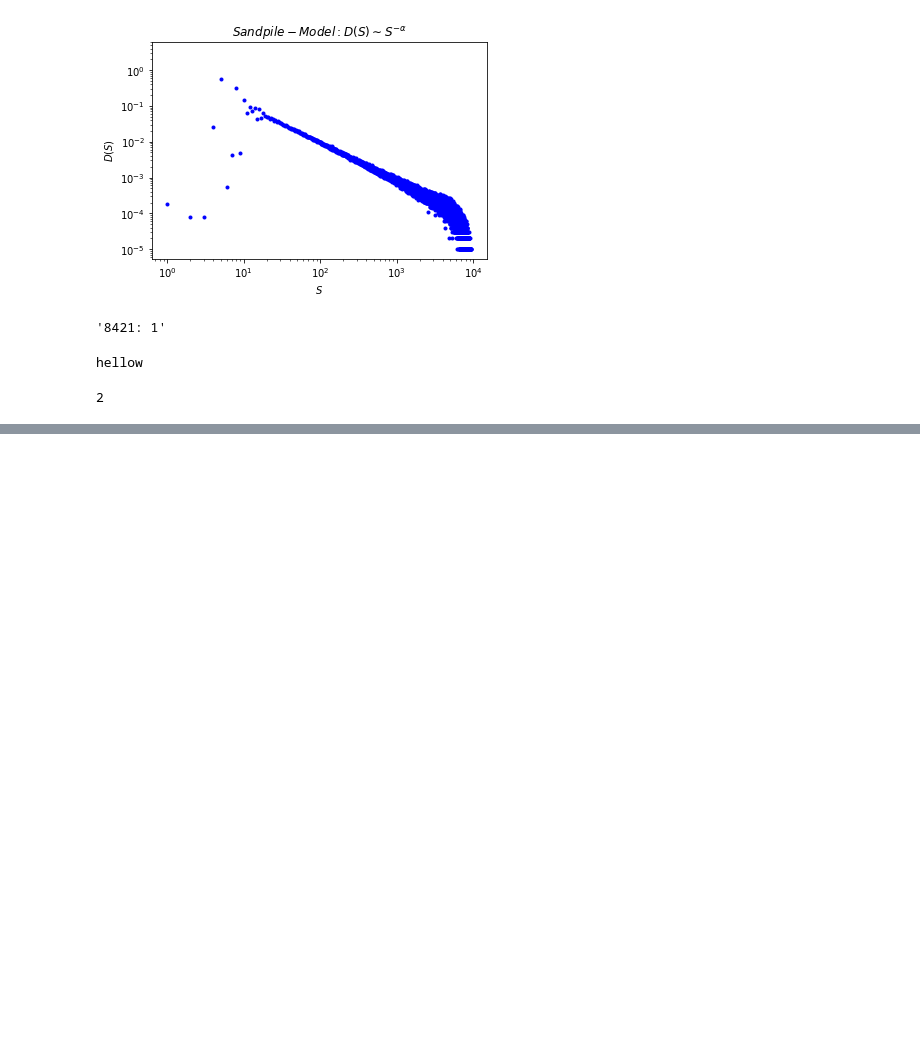
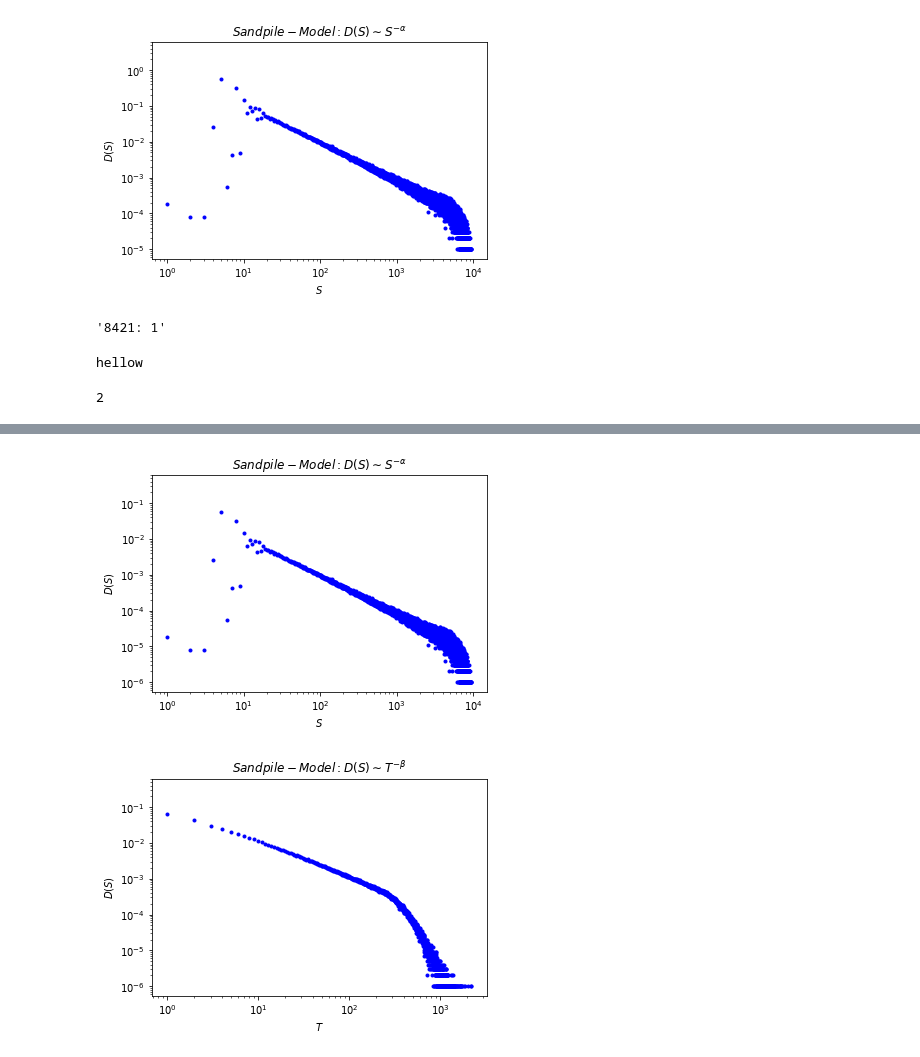
Before and after one commit to atztao/Networks, a Jupyter notebook: Exercise/Net2_ex1/Sandpile-Model.ipynb, the cells around one changed output, grey strips where cells are left out. Saved outputs shown, nothing was run; the diff lists cells and outputs as text; code cells hidden in the pictures; blank space fills up the shorter version.

```diff
--- a/Exercise/Net2_ex1/Sandpile-Model.ipynb
+++ b/Exercise/Net2_ex1/Sandpile-Model.ipynb
@@ -144,0 +114,80 @@ hellow
+# %%
+import numpy as np
+import matplotlib.pyplot as plt
+
+lines = open("sandpile-model_S_1000000.txt").readlines()
+for i in range(len(lines)):
+    lines[i] = lines[i].strip('\n')
+    lines[i] = lines[i].split(':')
+
+# lines
+
+# print(lines[0][1])
+#?lines[0][1]
+
+S = []
+P = []
+
+for i in range(len(lines)):
+    S.append(int(lines[i][0]))
+    P.append(int(lines[i][1]))
+
+S = np.asarray(S)
+P = np.asarray(P)
+
+N = 0
+for i in range(len(P)):
+    N = N + P[i]
+
+# for i in range(len(P)):
+#     P[i] = P[i] / 100000
+# print(P)
+
+plt.title(r"$Sandpile-Model:D(S) \sim S^{- \alpha }$")
+plt.xlabel(r"$S$")
+plt.ylabel(r"$D(S)$")
+plt.loglog(S,P /N,'.b')
+#plt.plot(S,P /100000)
+#plt.savefig("sandpile_model_S.png")
+plt.show()
+# #S = np.array[S]
+
+lines2 = open("sandpile-model_T_1000000.txt").readlines()
+for i in range(len(lines2)):
+    lines2[i] = lines2[i].strip('\n')
+    lines2[i] = lines2[i].split(':')
+
+#lines2
+
+#print(lines2[0][1])
+#?lines[0][1]
+
+S2 = []
+P2 = []
+
+for i in range(len(lines2)):
+    S2.append(int(lines2[i][0]))
+    P2.append(int(lines2[i][1]))
+
+S2 = np.asarray(S2)
+P2 = np.asarray(P2)
+
+N2 = 0
+for i in range(len(P2)):
+    N2 = N2 + P2[i]
+
+# for i in range(len(P)):
+#     P[i] = P[i] / 100000
+# print(P)
+
+plt.title(r"$Sandpile-Model:D(S) \sim T^{- \beta }$")
+plt.xlabel(r"$T$")
+plt.ylabel(r"$D(S)$")
+plt.loglog(S2,P2 / N2,'.b')
+#plt.plot(S,P /100000)
+#plt.savefig("sandpile_model_T.png")
+plt.show()
+# #S = np.array[S]
+# %% [output]
+[figure, added]
+[figure, added]
```
Also changed, not shown: parts of 3 cells of this notebook, 3 other files.
